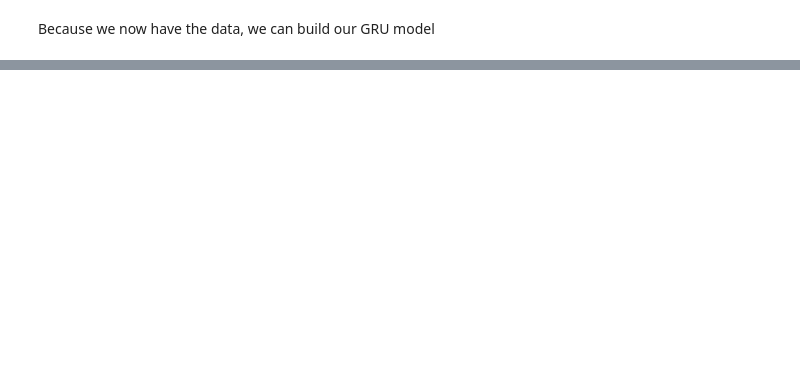
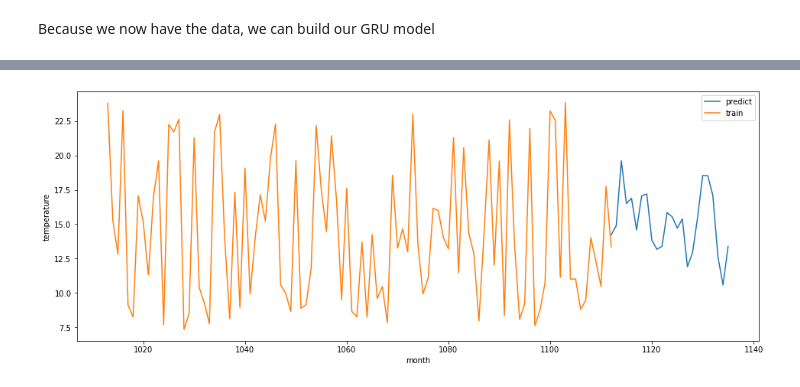
Before and after one commit to BrunoEMendes/Google_colab_NN, a Jupyter notebook: GruPredictTemp.ipynb, the cells around one changed output, grey strips where cells are left out. Cells and saved outputs as stored; diff of their text form; code cells hidden in the pictures; blank space fills up the shorter version.

```diff
--- a/GruPredictTemp.ipynb
+++ b/GruPredictTemp.ipynb
@@ -220,11 +245,12 @@ Predict Future
 # %%
 
 X_future = []
-for i in range(X.shape[0], X.shape[0] + 1):
-  X_future.append(X[i - time_steps: i, :])
+for i in range(Xtrain.shape[0], Xtrain.shape[0] + 1):
+  X_future.append(Xtrain[i - time_steps: i, :])
 
 X_future = np.array(X_future)
 y_future = model.predict(X_future)
 y_future_inversed = inverse_scaling(y_future)
 print('Next month temperature: ', y_future_inversed)
+print('Expected :', inverse_scaling(y_test[0]))
 # %% [output]
@@ -231,0 +339,10 @@ Next month temperature:  [11.24815058]
+# %%
+plt.figure(1, figsize =(16, 6))
+pred_plot,  = plt.plot(range(len(Xtrain) - 1, len(Xtrain) + n_months_predict - 1), inverse_scaling(X_future_train_data[len(Xtrain):]), label = 'predict')
+expec_plot,  = plt.plot(range(len(Xtrain) - 100, len(Xtrain)), inverse_scaling(Xtrain[len(Xtrain) - 100:]), label = 'train')
+plt.legend(handles=[pred_plot, expec_plot])
+plt.xlabel('month')
+plt.ylabel('temperature')
+plt.show()
+# %% [output]
+[figure, added]
```
Also changed, not shown: parts of 23 cells of this notebook.
